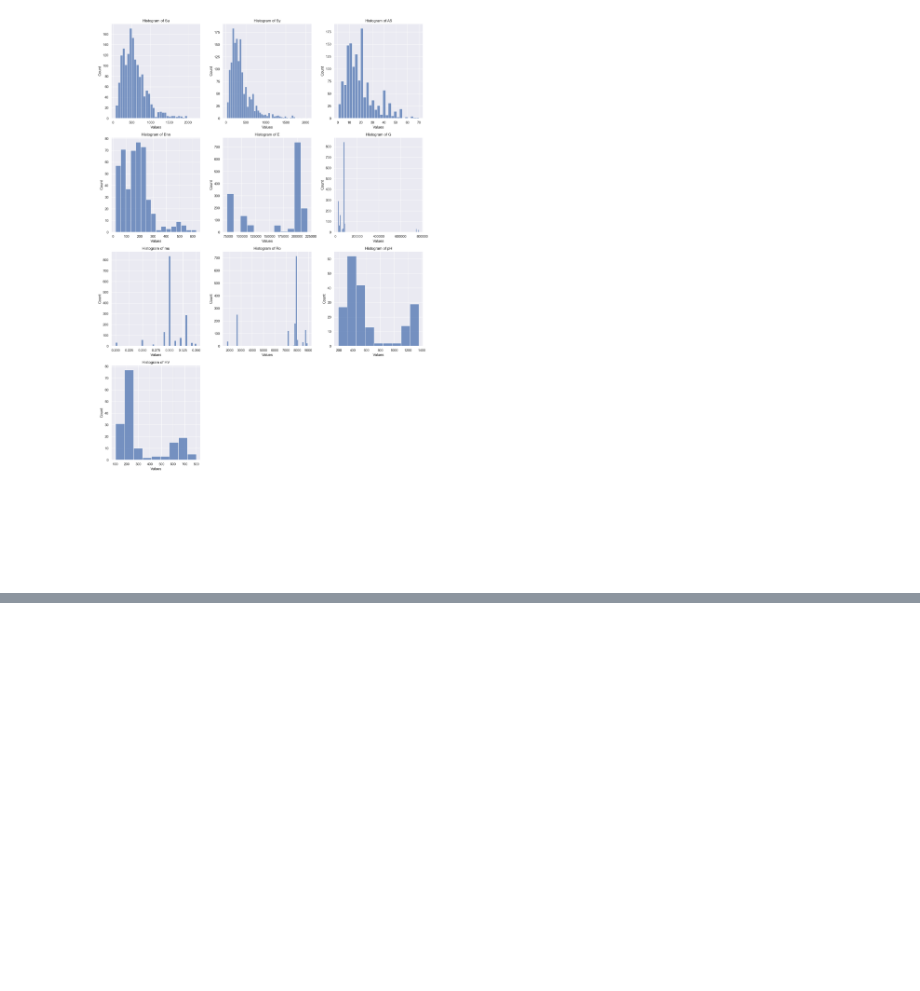
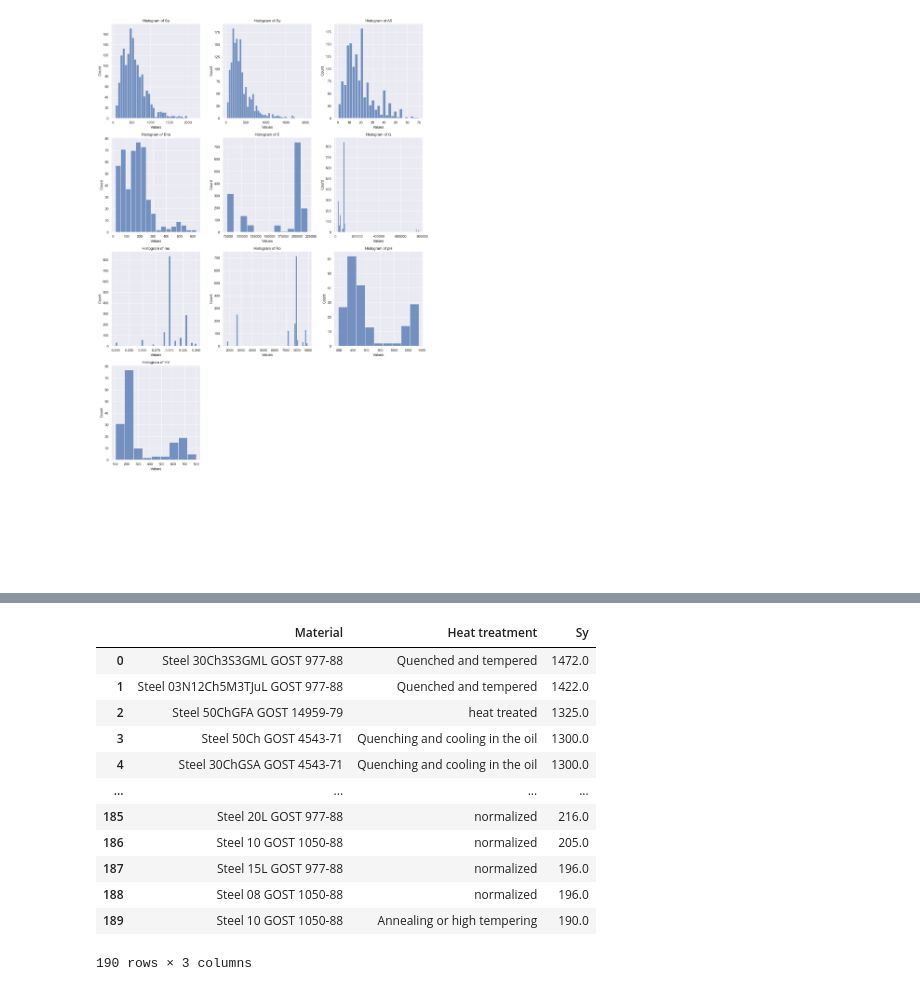
Before and after one commit to GALLP900/CodAcG_Github, a Jupyter notebook: Python_Projects/Materials Mechanical/MechanicalProperties.ipynb, the cells around one changed output, grey strips where cells are left out. Saved outputs shown, nothing was run; the diff lists cells and outputs as text; code cells hidden in the pictures; blank space fills up the shorter version.

```diff
--- a/Python_Projects/Materials Mechanical/MechanicalProperties.ipynb
+++ b/Python_Projects/Materials Mechanical/MechanicalProperties.ipynb
@@ -207,4 +219,18 @@ TypeError: agg function failed [how->mean,dtype->object]
 # %%
-df_gost = material_names(df, "GOST")
+df_gost = material_names(df_clean, "GOST")
 df_gost
+# %% [output]
+|  | Material | Heat treatment | Sy |
+| 0 | Steel 30Ch3S3GML GOST 977-88 | Quenched and tempered | 1472.0 |
+| 1 | Steel 03N12Ch5M3TJuL GOST 977-88 | Quenched and tempered | 1422.0 |
+| 2 | Steel 50ChGFA GOST 14959-79 | heat treated | 1325.0 |
+| 3 | Steel 50Ch GOST 4543-71 | Quenching and cooling in the oil | 1300.0 |
+| 4 | Steel 30ChGSA GOST 4543-71 | Quenching and cooling in the oil | 1300.0 |
+| ... | ... | ... | ... |
+| 185 | Steel 20L GOST 977-88 | normalized | 216.0 |
+| 186 | Steel 10 GOST 1050-88 | normalized | 205.0 |
+| 187 | Steel 15L GOST 977-88 | normalized | 196.0 |
+| 188 | Steel 08 GOST 1050-88 | normalized | 196.0 |
+| 189 | Steel 10 GOST 1050-88 | Annealing or high tempering | 190.0 |
+190 rows × 3 columns
 # %%
```
Also changed, not shown: parts of 6 cells of this notebook.
